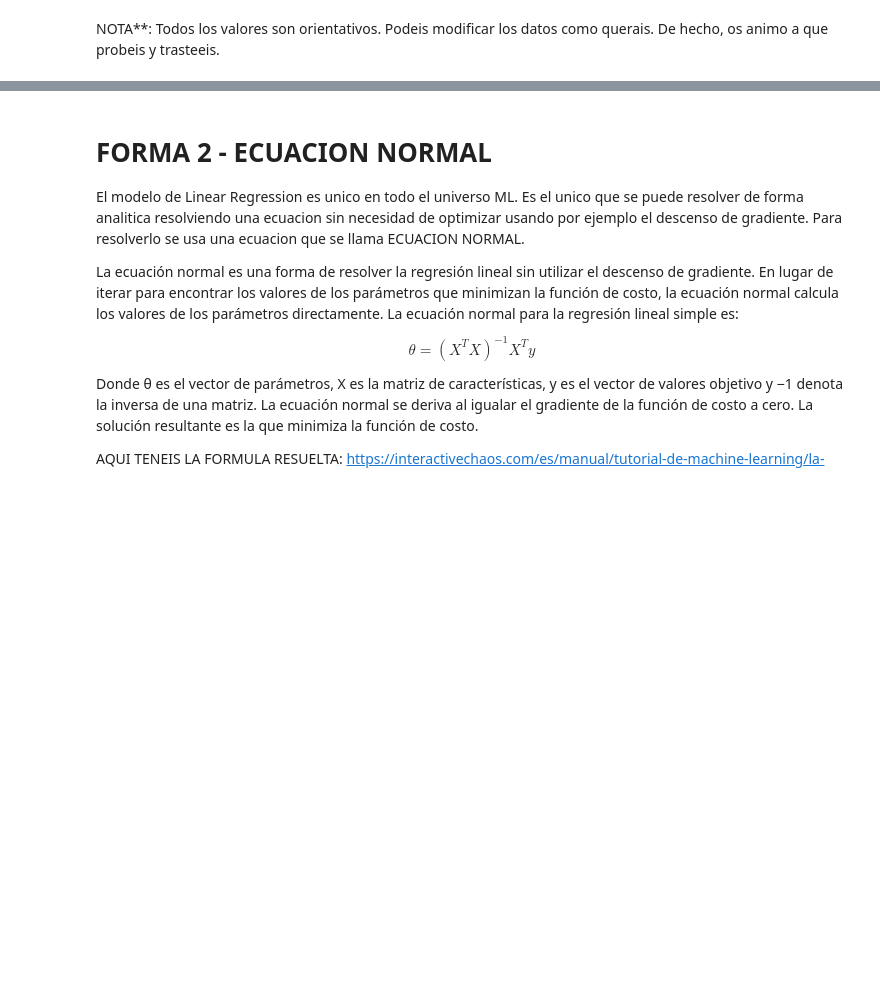
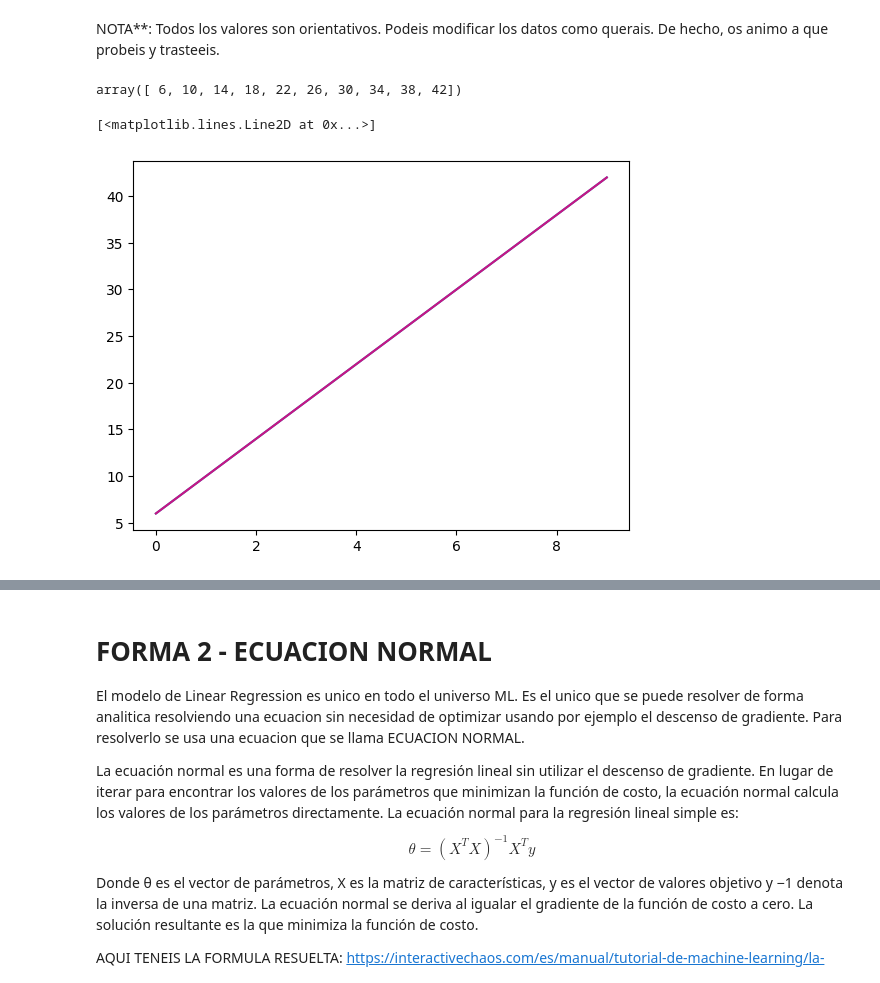
Before and after one commit to pauuulaa/Machine-Learning, a Jupyter notebook: mini_proyecto_GD.ipynb, the cells around one changed output, grey strips where cells are left out. Cells and saved outputs as stored; diff of their text form; code cells hidden in the pictures; blank space fills up the shorter version.

```diff
--- a/mini_proyecto_GD.ipynb
+++ b/mini_proyecto_GD.ipynb
@@ -35,3 +35,17 @@ NOTA**: Todos los valores son orientativos. Podeis modificar los datos como quer
 import numpy as np
 import matplotlib.pyplot as plt
 import os
+
+x = np.array([0,1,2,3,4,5,6,7,8,9])
+
+larecta = x*4 + 6
+
+larecta
+# %% [output]
+array([ 6, 10, 14, 18, 22, 26, 30, 34, 38, 42])
+# %%
+plt.plot(x, larecta)
+plt.plot(x, larecta, color='mediumvioletred')
+# %% [output]
+[<matplotlib.lines.Line2D at 0x...>]
+[figure, added]
```
Also changed, not shown: parts of 8 cells of this notebook, 1 other file.
